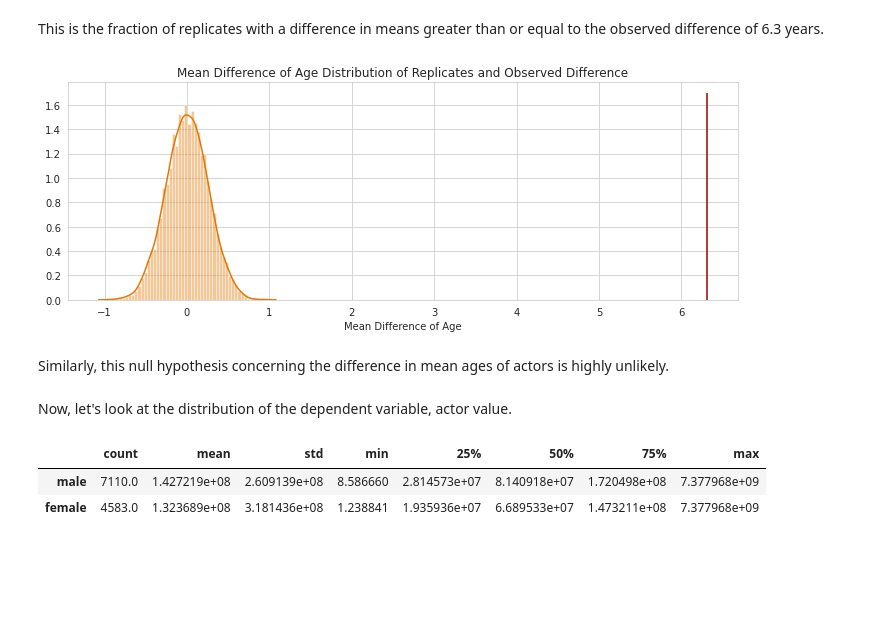
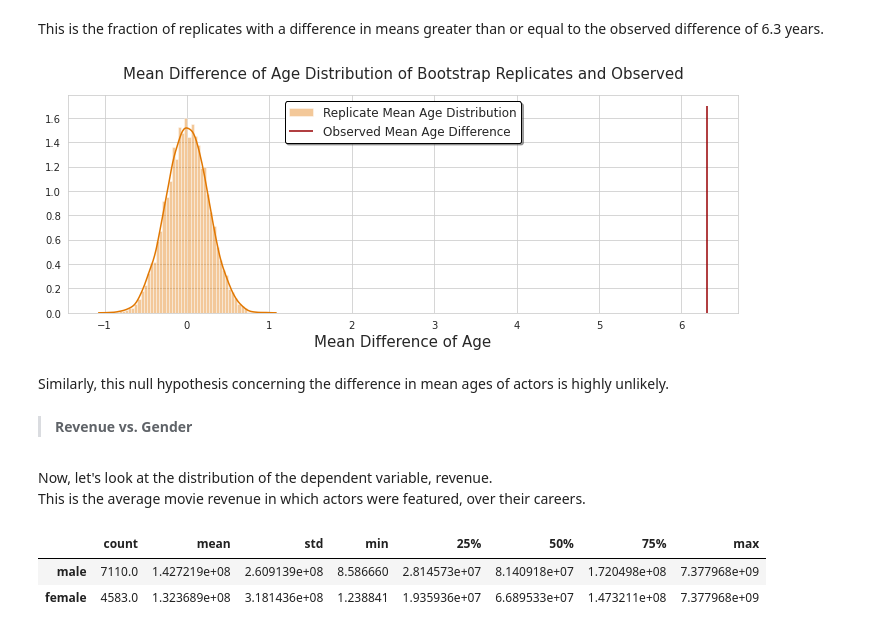
Before and after one commit to christianspybrook/movie_actor_tree_ensembles, a Jupyter notebook: statistical_analysis/capstone2_statistical_analysis.ipynb, the cells around one changed output. Saved outputs shown, nothing was run; the diff lists cells and outputs as text; code cells hidden in the pictures; blank space fills up the shorter version.

```diff
--- a/statistical_analysis/capstone2_statistical_analysis.ipynb
+++ b/statistical_analysis/capstone2_statistical_analysis.ipynb
@@ -24,10 +29,7 @@ This is your color palette...
 [figure]
 # %%
 # read in actor dataset
-df = pd.read_json('./data/capstone2_ds.json')
+df = pd.read_json('../data/capstone2_ds.json')
-# %%
-# assign better name to target
-df.rename(columns={'revenue': 'actor_value'}, inplace=True)
 # %%
 # observe a bit of the data
 df.head().transpose()
@@ -318,16 +345,24 @@ This is the fraction of replicates with a difference in means greater than or eq
 # %%
 # plot bootstrap replicates and compare with observed mean difference
 
-sns.distplot(bs_reps, color=mp.colors(5))
-plt.vlines(mean_age_diff_obs, ymin=0, ymax=1.7, colors=mp.colors(2))
+plt.vlines(mean_age_diff_obs, ymin=0, ymax=1.7, colors=mp.colors(2),
+           label='Observed Mean Age Difference')
+sns.distplot(bs_reps, color=mp.colors(5),
+             label='Replicate Mean Age Distribution')
 
-plt.xlabel('Mean Difference of Age')
+plt.xlabel('Mean Difference of Age', fontsize=15)
 
-plt.title('Mean Difference of Age Distribution of Replicates and Observed Difference');
+plt.legend(loc=9, fontsize='large', fancybox=True, shadow=True, edgecolor='k')
+plt.title(
+    'Mean Difference of Age Distribution of Bootstrap Replicates and Observed',
+          fontsize=15, y=1.05);
 # %% [output]
-[figure, old version]
+[figure, new version]
 # %% [markdown]
 Similarly, this null hypothesis concerning the difference in mean ages of actors is highly unlikely.
+# %% [markdown]
+ > **Revenue vs. Gender**
 # %% [markdown]
-Now, let's look at the distribution of the dependent variable, actor value.
+Now, let's look at the distribution of the dependent variable, revenue.<br>
+This is the average movie revenue in which actors were featured, over their careers.
 # %%
```
Also changed, not shown: parts of 84 cells of this notebook.
